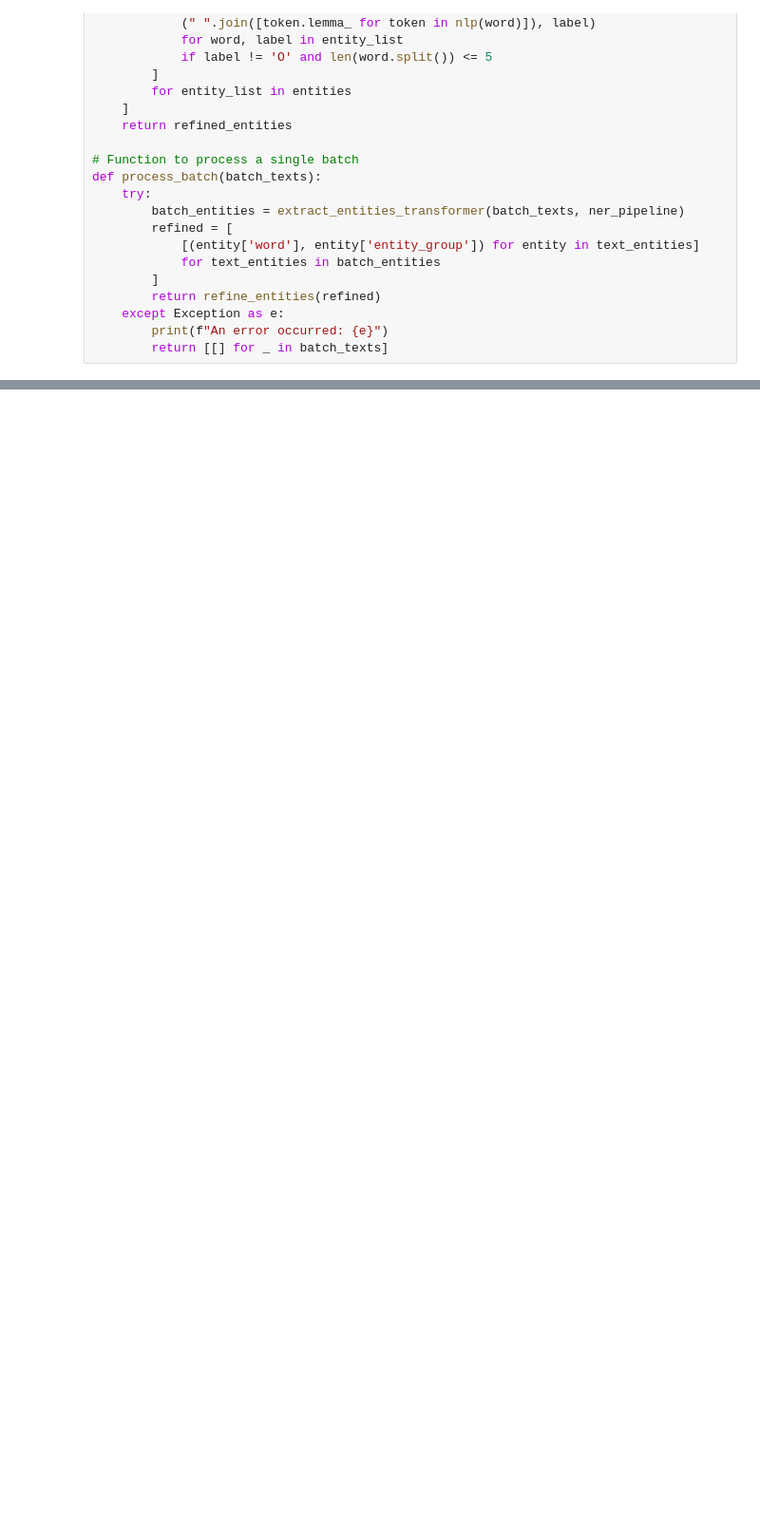
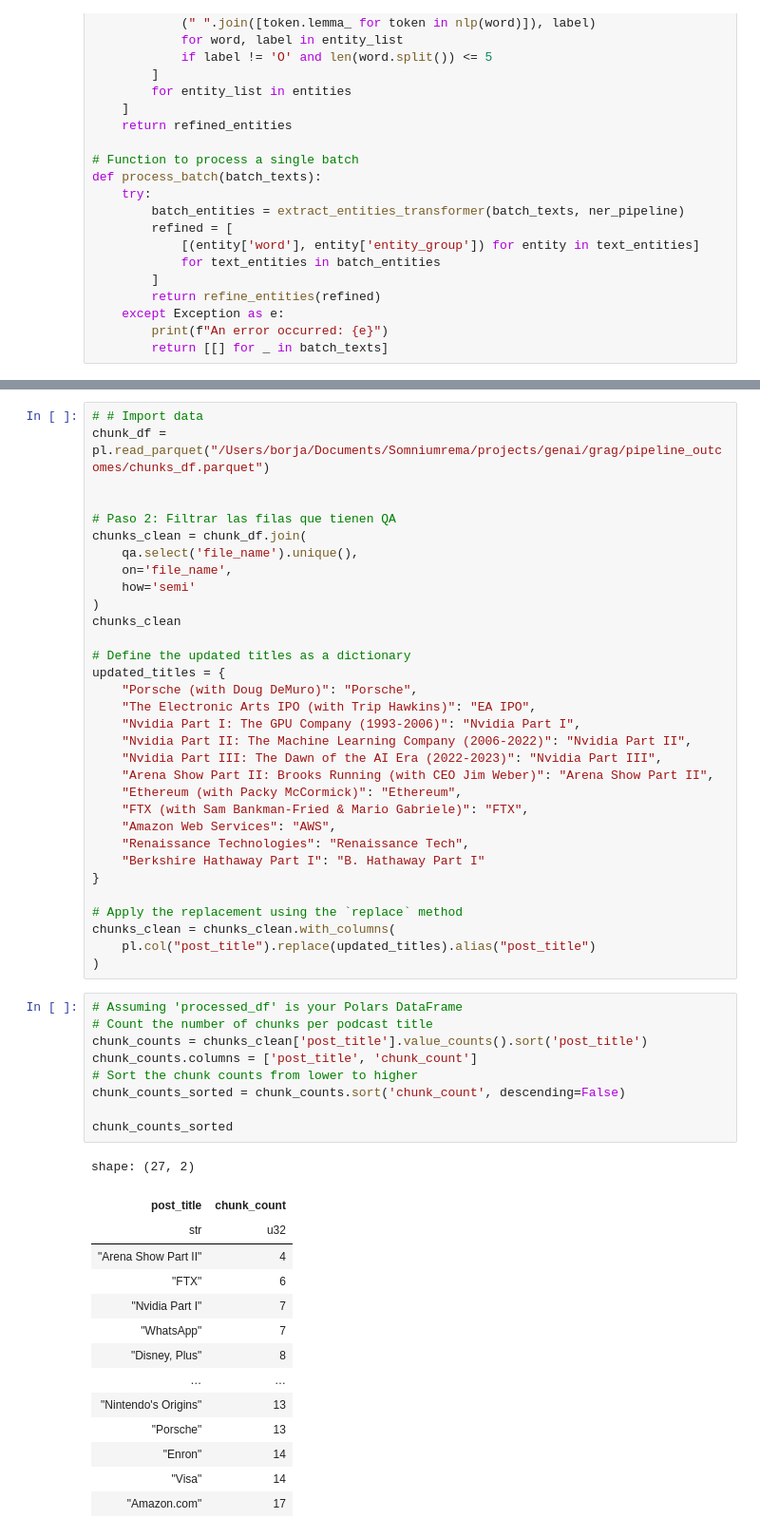
Before and after one commit to borjaregueral/GraphRag, a Jupyter notebook: notebooks/02_text_processing.ipynb, the cells around one changed output, grey strips where cells are left out. Shown: that part at 95% size. Drawn from its saved outputs; the diff is of its cells as text; blank space fills up the shorter version.

```diff
--- a/notebooks/02_text_processing.ipynb
+++ b/notebooks/02_text_processing.ipynb
@@ -80,0 +116,56 @@ def process_batch(batch_texts):
+# %%
+# # Import data
+chunk_df = pl.read_parquet("/Users/borja/Documents/Somniumrema/projects/genai/grag/pipeline_outcomes/chunks_df.parquet")
+
+
+# Paso 2: Filtrar las filas que tienen QA
+chunks_clean = chunk_df.join(
+    qa.select('file_name').unique(),
+    on='file_name',
+    how='semi'
+)
+chunks_clean
+
+# Define the updated titles as a dictionary
+updated_titles = {
+    "Porsche (with Doug DeMuro)": "Porsche",
+    "The Electronic Arts IPO (with Trip Hawkins)": "EA IPO",
+    "Nvidia Part I: The GPU Company (1993-2006)": "Nvidia Part I",
+    "Nvidia Part II: The Machine Learning Company (2006-2022)": "Nvidia Part II",
+    "Nvidia Part III: The Dawn of the AI Era (2022-2023)": "Nvidia Part III",
+    "Arena Show Part II: Brooks Running (with CEO Jim Weber)": "Arena Show Part II",
+    "Ethereum (with Packy McCormick)": "Ethereum",
+    "FTX (with Sam Bankman-Fried & Mario Gabriele)": "FTX",
+    "Amazon Web Services": "AWS",
+    "Renaissance Technologies": "Renaissance Tech",
+    "Berkshire Hathaway Part I": "B. Hathaway Part I"
+}
+
+# Apply the replacement using the `replace` method
+chunks_clean = chunks_clean.with_columns(
+    pl.col("post_title").replace(updated_titles).alias("post_title")
+)
+# %%
+# Assuming 'processed_df' is your Polars DataFrame
+# Count the number of chunks per podcast title
+chunk_counts = chunks_clean['post_title'].value_counts().sort('post_title')
+chunk_counts.columns = ['post_title', 'chunk_count']
+# Sort the chunk counts from lower to higher
+chunk_counts_sorted = chunk_counts.sort('chunk_count', descending=False)
+
+chunk_counts_sorted
+# %% [output]
+shape: (27, 2)
+| post_title | chunk_count |
+| str | u32 |
+| "Arena Show Part II" | 4 |
+| "FTX" | 6 |
+| "Nvidia Part I" | 7 |
+| "WhatsApp" | 7 |
+| "Disney, Plus" | 8 |
+| … | … |
+| "Nintendo's Origins" | 13 |
+| "Porsche" | 13 |
+| "Enron" | 14 |
+| "Visa" | 14 |
+| "Amazon.com" | 17 |
```
Also changed, not shown: parts of 31 cells of this notebook, 6 other files.
